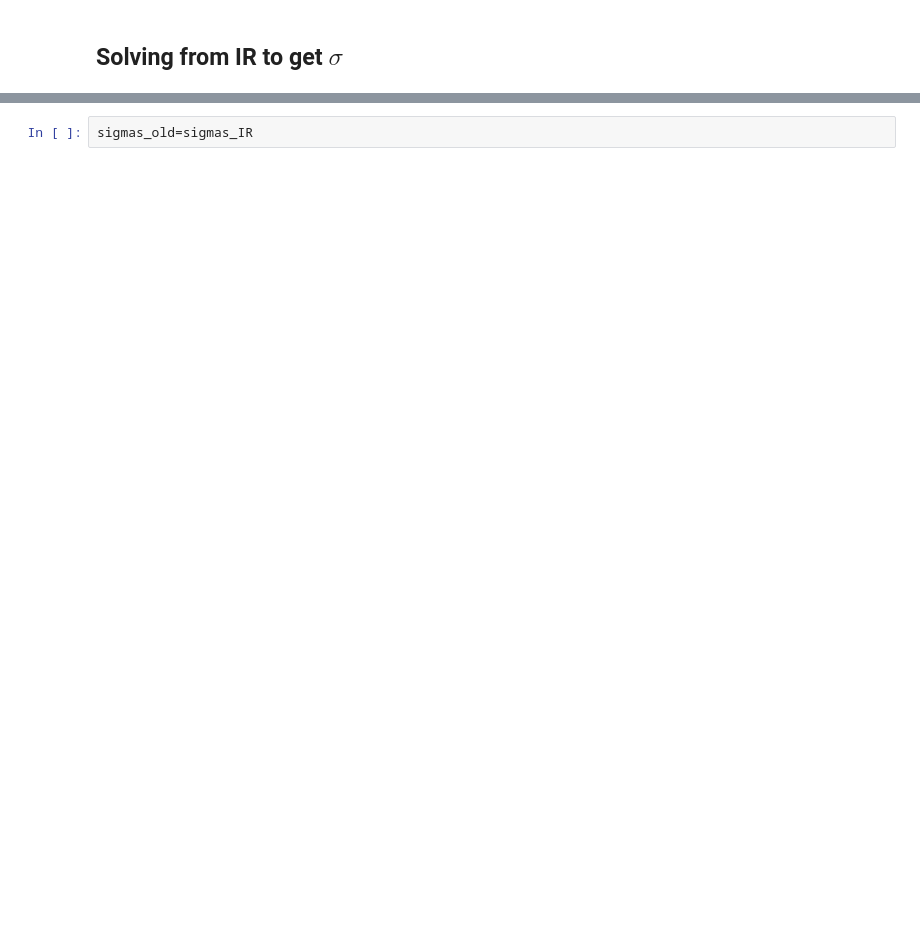
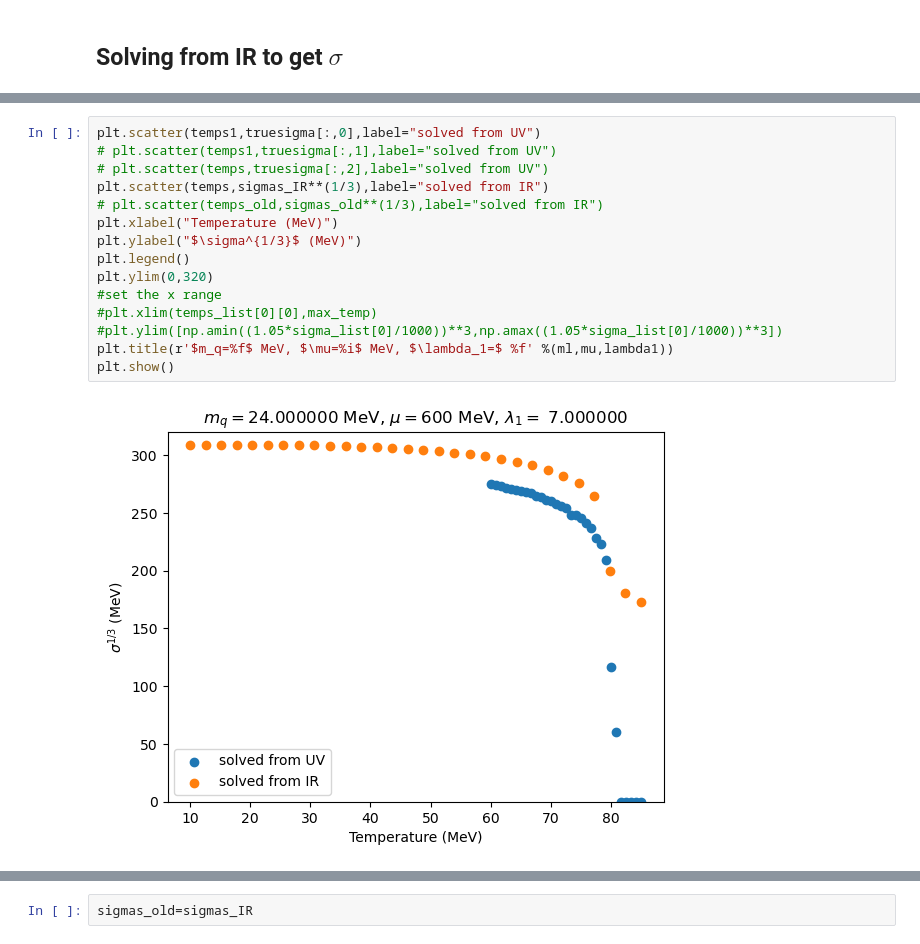
Before and after one commit to seanbartz/DilatonMixingParallel, a Jupyter notebook: chiral_comparison.ipynb, the cells around one changed output, grey strips where cells are left out. Cells and saved outputs as stored; diff of their text form; blank space fills up the shorter version.

```diff
--- a/chiral_comparison.ipynb
+++ b/chiral_comparison.ipynb
@@ -365 +461,18 @@ IndexError: index 100 is out of bounds for axis 0 with size 100
+# %%
+plt.scatter(temps1,truesigma[:,0],label="solved from UV")
+# plt.scatter(temps1,truesigma[:,1],label="solved from UV")
+# plt.scatter(temps,truesigma[:,2],label="solved from UV")
+plt.scatter(temps,sigmas_IR**(1/3),label="solved from IR")
+# plt.scatter(temps_old,sigmas_old**(1/3),label="solved from IR")
+plt.xlabel("Temperature (MeV)")
+plt.ylabel("$\sigma^{1/3}$ (MeV)")
+plt.legend()
+plt.ylim(0,320)
+#set the x range
+#plt.xlim(temps_list[0][0],max_temp)
+#plt.ylim([np.amin((1.05*sigma_list[0]/1000))**3,np.amax((1.05*sigma_list[0]/1000))**3])
+plt.title(r'$m_q=%f$ MeV, $\mu=%i$ MeV, $\lambda_1=$ %f' %(ml,mu,lambda1))
+plt.show()
+# %% [output]
+[figure, added]
 # %%
```
Also changed, not shown: parts of 12 cells of this notebook, 2 other files.
